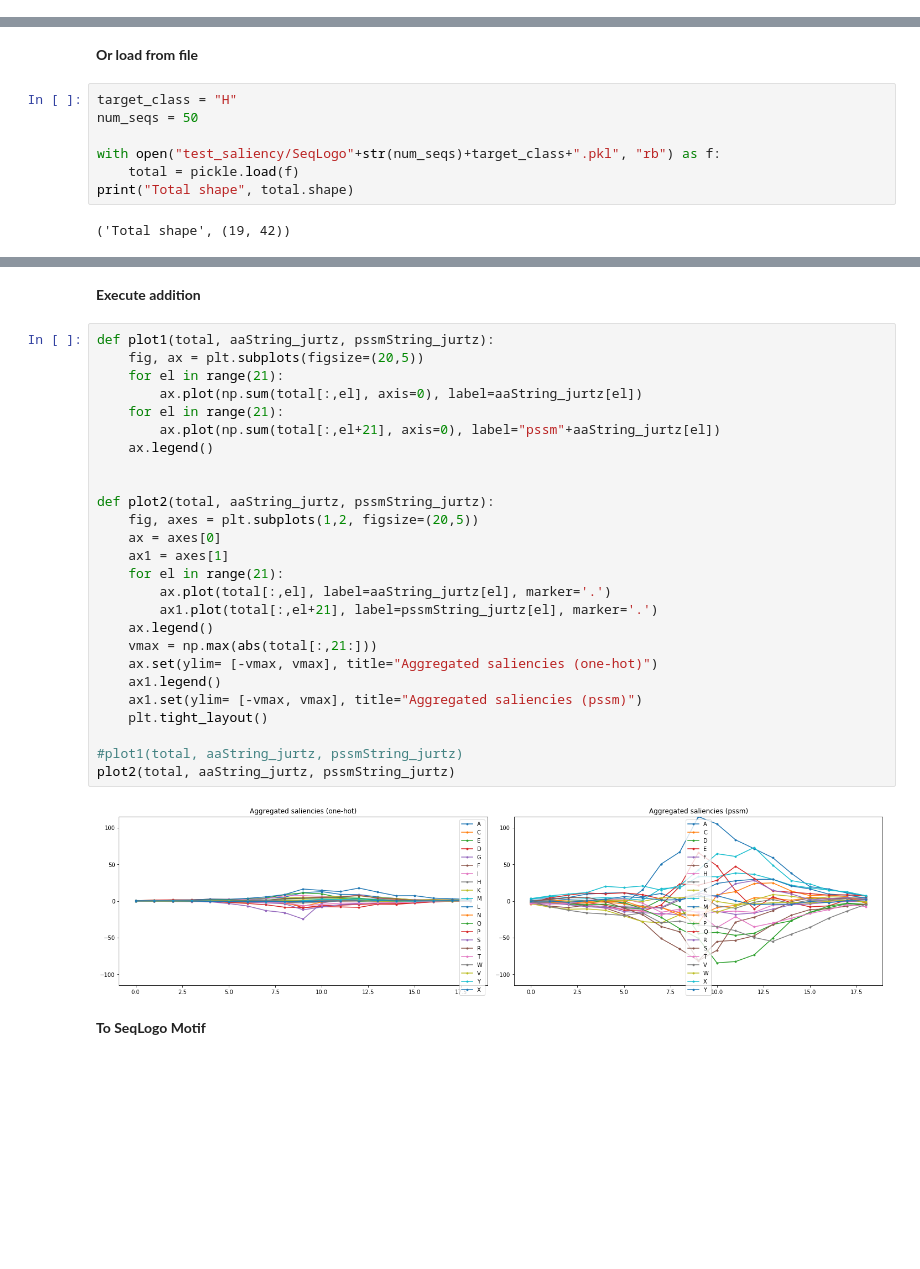
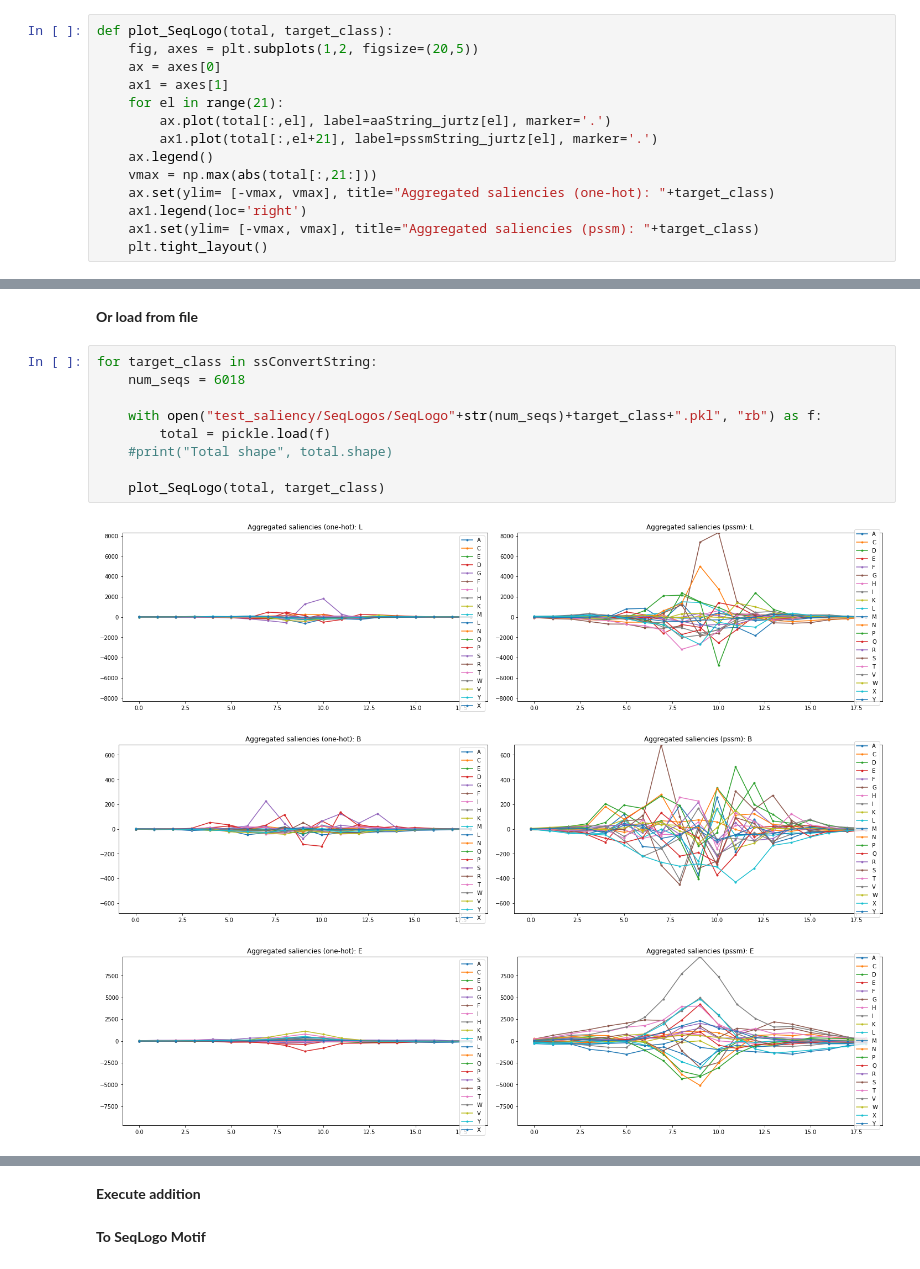
Before and after one commit to Juillermo/saliencyPSSP, a Jupyter notebook: Saliencies jurtz.ipynb, the cells around one changed output, grey strips where cells are left out. Cells and saved outputs as stored; diff of their text form; blank space fills up the shorter version.

```diff
--- a/Saliencies jurtz.ipynb
+++ b/Saliencies jurtz.ipynb
@@ -234,6 +231,20 @@ def plot2(total, aaString_jurtz, pssmString_jurtz):
 ## Aggregated saliencies
 # %% [markdown]
 ### Sheer addition
+# %%
+def plot_SeqLogo(total, target_class):
+    fig, axes = plt.subplots(1,2, figsize=(20,5))
+    ax = axes[0]
+    ax1 = axes[1]
+    for el in range(21):
+        ax.plot(total[:,el], label=aaString_jurtz[el], marker='.')
+        ax1.plot(total[:,el+21], label=pssmString_jurtz[el], marker='.')
+    ax.legend()
+    vmax = np.max(abs(total[:,21:]))
+    ax.set(ylim= [-vmax, vmax], title="Aggregated saliencies (one-hot): "+target_class)
+    ax1.legend(loc='right')
+    ax1.set(ylim= [-vmax, vmax], title="Aggregated saliencies (pssm): "+target_class)
+    plt.tight_layout()
 # %% [markdown]
 **Aggregate from individuals**
 # %%
@@ -265,11 +278,15 @@ for seq, saliency in enumerate(saliencies):
 # %% [markdown]
 **Or load from file**
 # %%
-target_class = "H"
-num_seqs = 50
+for target_class in ssConvertString:
+    num_seqs = 6018
 
-with open("test_saliency/SeqLogo"+str(num_seqs)+target_class+".pkl", "rb") as f:
-    total = pickle.load(f)
-print("Total shape", total.shape)
+    with open("test_saliency/SeqLogos/SeqLogo"+str(num_seqs)+target_class+".pkl", "rb") as f:
+        total = pickle.load(f)
+    #print("Total shape", total.shape)
+
+    plot_SeqLogo(total, target_class)
 # %% [output]
-('Total shape', (19, 42))
+[figure, added]
+[figure, added]
+[figure, added]
@@ -276,33 +298,5 @@ print("Total shape", total.shape)
 # %% [markdown]
 **Execute addition**
-# %%
-def plot1(total, aaString_jurtz, pssmString_jurtz):
-    fig, ax = plt.subplots(figsize=(20,5))
-    for el in range(21):
-        ax.plot(np.sum(total[:,el], axis=0), label=aaString_jurtz[el])
-    for el in range(21):
-        ax.plot(np.sum(total[:,el+21], axis=0), label="pssm"+aaString_jurtz[el])
-    ax.legend()
-
-
-def plot2(total, aaString_jurtz, pssmString_jurtz):
-    fig, axes = plt.subplots(1,2, figsize=(20,5))
-    ax = axes[0]
-    ax1 = axes[1]
-    for el in range(21):
-        ax.plot(total[:,el], label=aaString_jurtz[el], marker='.')
-        ax1.plot(total[:,el+21], label=pssmString_jurtz[el], marker='.')
-    ax.legend()
-    vmax = np.max(abs(total[:,21:]))
-    ax.set(ylim= [-vmax, vmax], title="Aggregated saliencies (one-hot)")
-    ax1.legend()
-    ax1.set(ylim= [-vmax, vmax], title="Aggregated saliencies (pssm)")
-    plt.tight_layout()
-
-#plot1(total, aaString_jurtz, pssmString_jurtz)
-plot2(total, aaString_jurtz, pssmString_jurtz)
-# %% [output]
-[figure, removed]
 # %% [markdown]
 **To SeqLogo Motif**
 # %%
```
Also changed, not shown: parts of 4 cells of this notebook, 6 other files.
